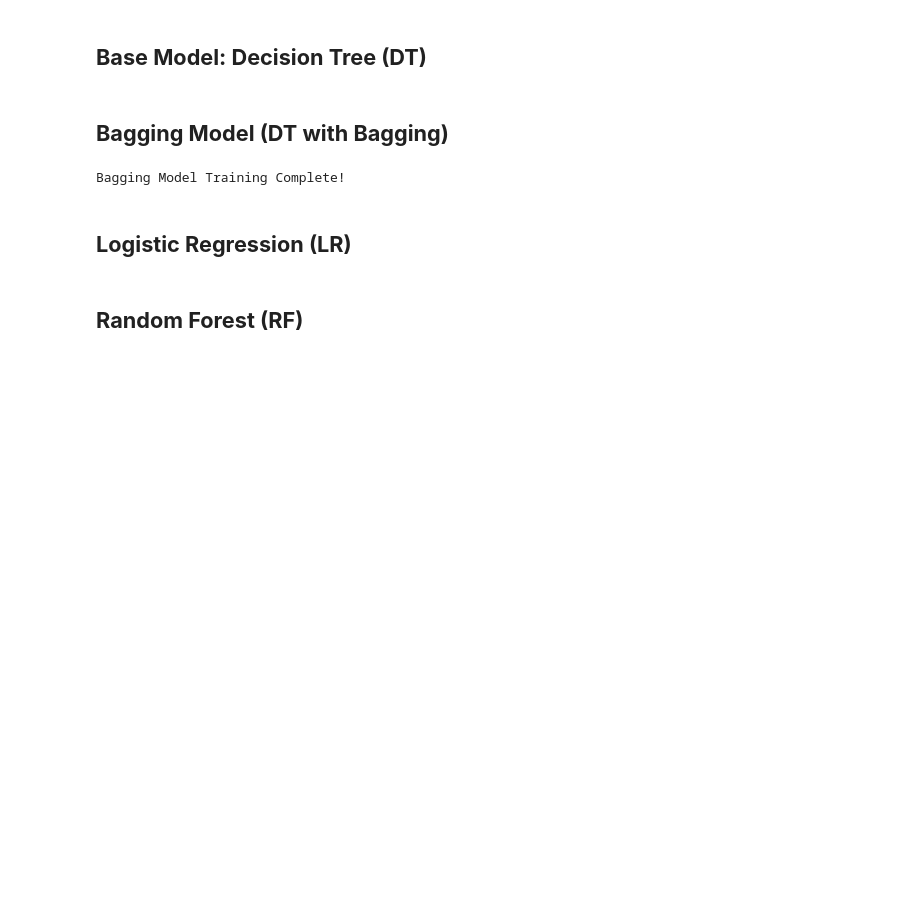
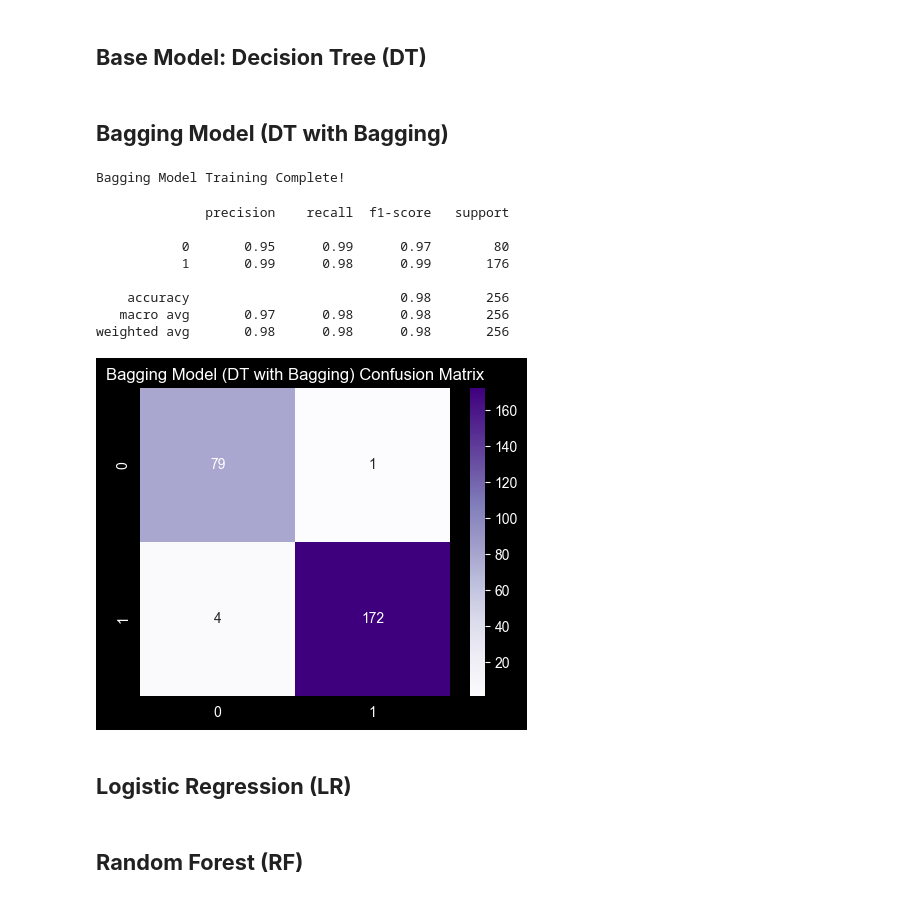
Before and after one commit to hazhalim/dmw-group-project, a Jupyter notebook: WIE3007_Group_Project_Group_11.ipynb, the cells around one changed output. Saved outputs shown, nothing was run; the diff lists cells and outputs as text; code cells hidden in the pictures; blank space fills up the shorter version.

Commit message:
Generate classification report and confusion matrix heatmap

```diff
--- a/WIE3007_Group_Project_Group_11.ipynb
+++ b/WIE3007_Group_Project_Group_11.ipynb
@@ -449,6 +449,25 @@ bagging_clf.fit(X_train_s, y_train_s)
 print("Bagging Model Training Complete!")
 # %% [output]
 Bagging Model Training Complete!
+# %%
+y_pred_s = bagging_clf.predict(X_test_s)
+print(classification_report(y_test_s, y_pred_s))
+
+# Visualization
+plt.figure(figsize=(5,4))
+sns.heatmap(confusion_matrix(y_test_s, y_pred_s), annot=True, cmap='Purples', fmt='d')
+plt.title('Bagging Model (DT with Bagging) Confusion Matrix')
+plt.show()
+# %% [output]
+              precision    recall  f1-score   support
+
+           0       0.95      0.99      0.97        80
+           1       0.99      0.98      0.99       176
+
+    accuracy                           0.98       256
+   macro avg       0.97      0.98      0.98       256
+weighted avg       0.98      0.98      0.98       256
+[figure, added]
 # %% [markdown]
 ## **Logistic Regression (LR)**
 # %% [markdown]
```
